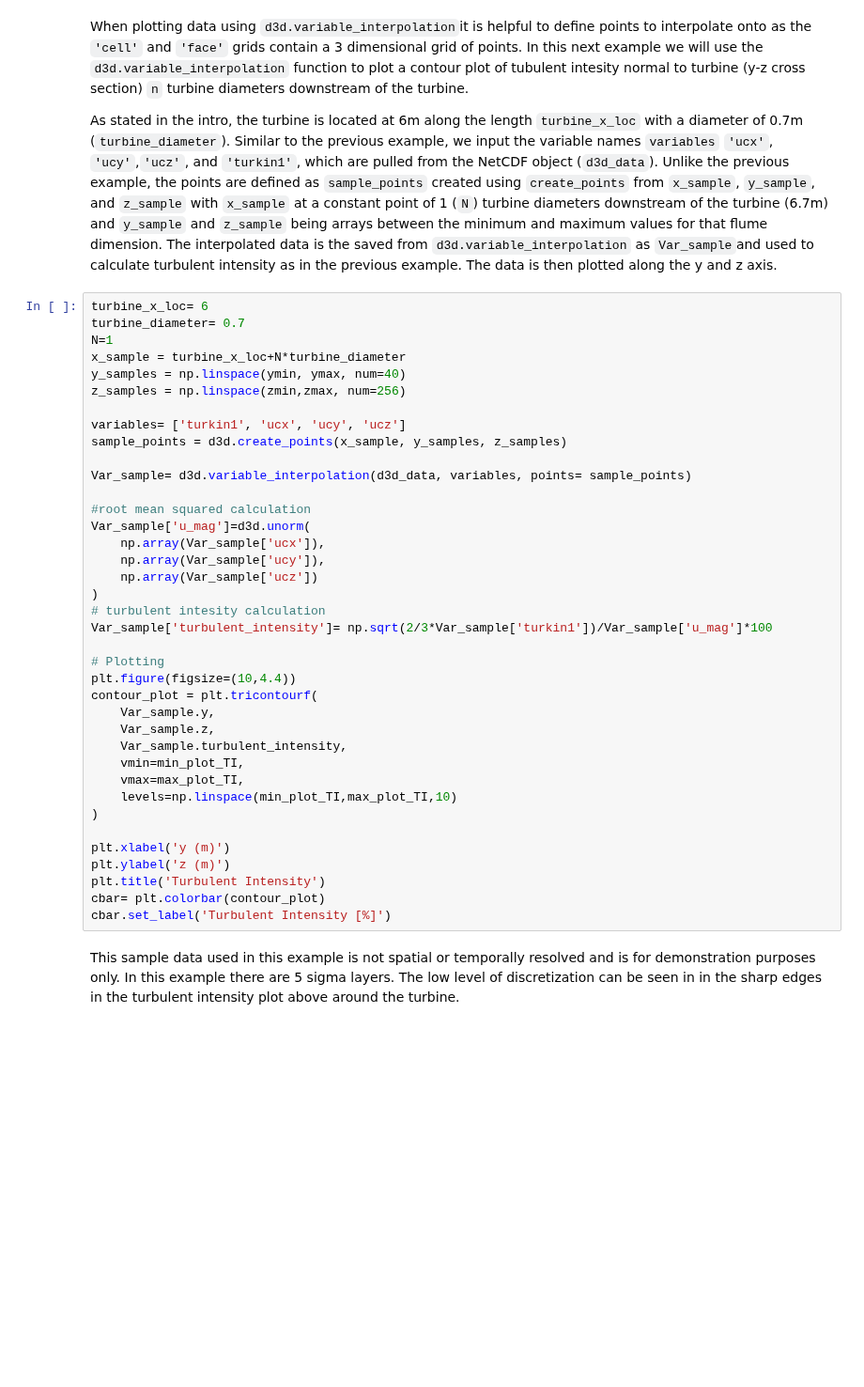
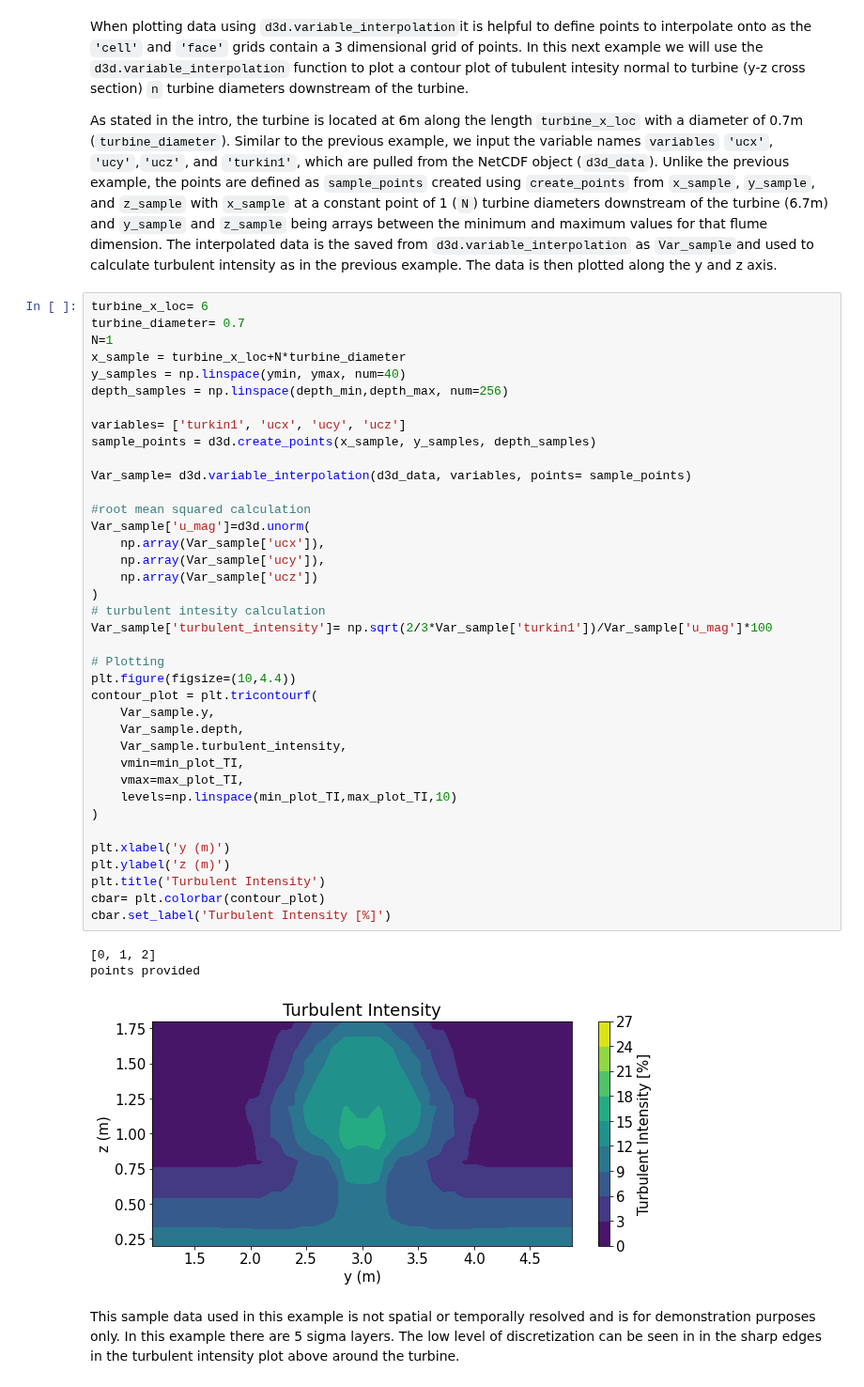
Before and after one commit to MHKiT-Software/MHKiT-Python, a Jupyter notebook: examples/Delft3D_example.ipynb, the cells around one changed output. Shown at 94% size. Cells and saved outputs as stored; diff of their text form; blank space fills up the shorter version.

```diff
--- a/examples/Delft3D_example.ipynb
+++ b/examples/Delft3D_example.ipynb
@@ -311,37 +357,41 @@ turbine_diameter= 0.7
 N=1
 x_sample = turbine_x_loc+N*turbine_diameter
 y_samples = np.linspace(ymin, ymax, num=40)
-z_samples = np.linspace(zmin,zmax, num=256)
+depth_samples = np.linspace(depth_min,depth_max, num=256)
 
 variables= ['turkin1', 'ucx', 'ucy', 'ucz']
-sample_points = d3d.create_points(x_sample, y_samples, z_samples)
+sample_points = d3d.create_points(x_sample, y_samples, depth_samples)
 
 Var_sample= d3d.variable_interpolation(d3d_data, variables, points= sample_points)
 
 #root mean squared calculation
 Var_sample['u_mag']=d3d.unorm(
     np.array(Var_sample['ucx']),
     np.array(Var_sample['ucy']),
     np.array(Var_sample['ucz'])
 )
 # turbulent intesity calculation
 Var_sample['turbulent_intensity']= np.sqrt(2/3*Var_sample['turkin1'])/Var_sample['u_mag']*100
 
 # Plotting
 plt.figure(figsize=(10,4.4))
 contour_plot = plt.tricontourf(
     Var_sample.y,
-    Var_sample.z,
+    Var_sample.depth,
     Var_sample.turbulent_intensity,
     vmin=min_plot_TI,
     vmax=max_plot_TI,
     levels=np.linspace(min_plot_TI,max_plot_TI,10)
 )
 
 plt.xlabel('y (m)')
 plt.ylabel('z (m)')
 plt.title('Turbulent Intensity')
 cbar= plt.colorbar(contour_plot)
 cbar.set_label('Turbulent Intensity [%]')
+# %% [output]
+[0, 1, 2]
+points provided
+[figure, added]
 # %% [markdown]
 This sample data used in this example is not spatial or temporally resolved and is for demonstration purposes only. In this example there are 5 sigma layers. The low level of discretization can be seen in in the sharp edges in the turbulent intensity plot above around the turbine.
```
Also changed, not shown: parts of 8 cells of this notebook.
